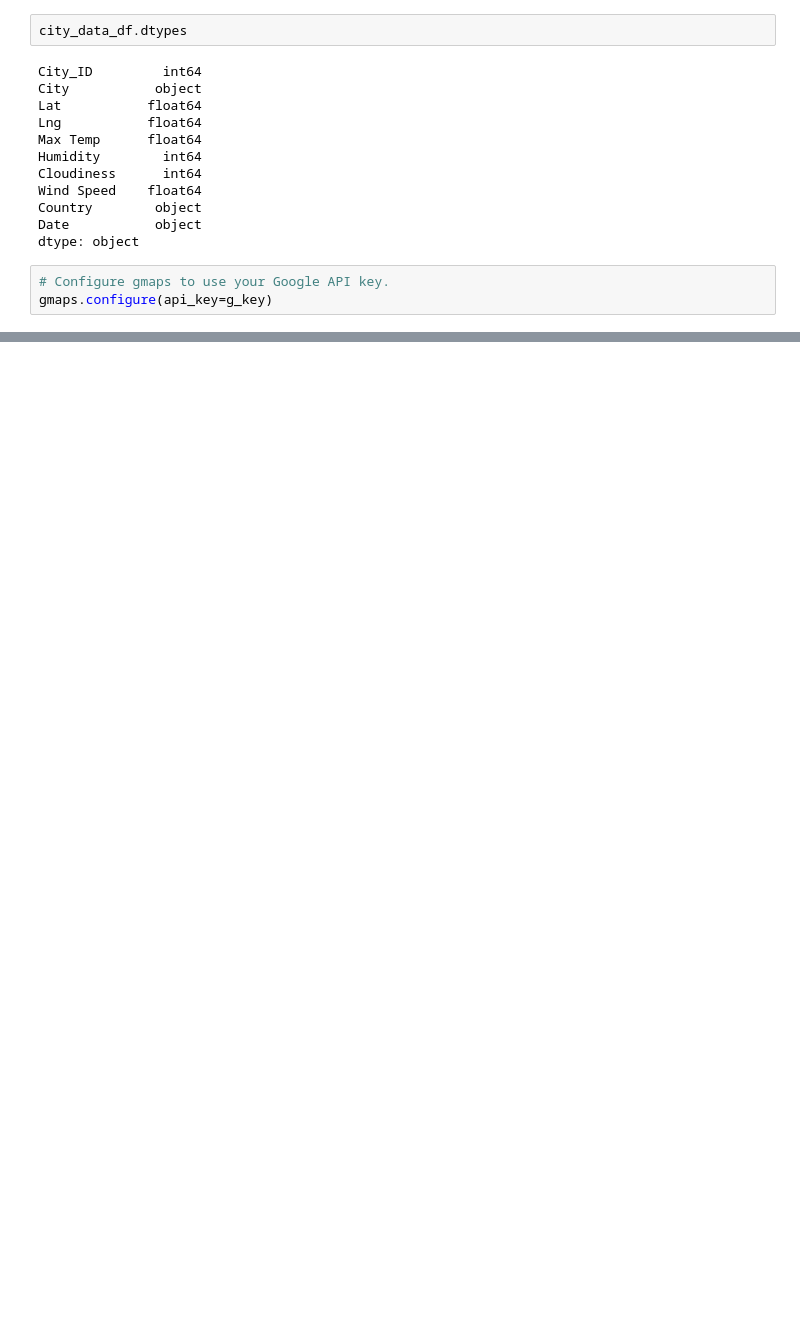
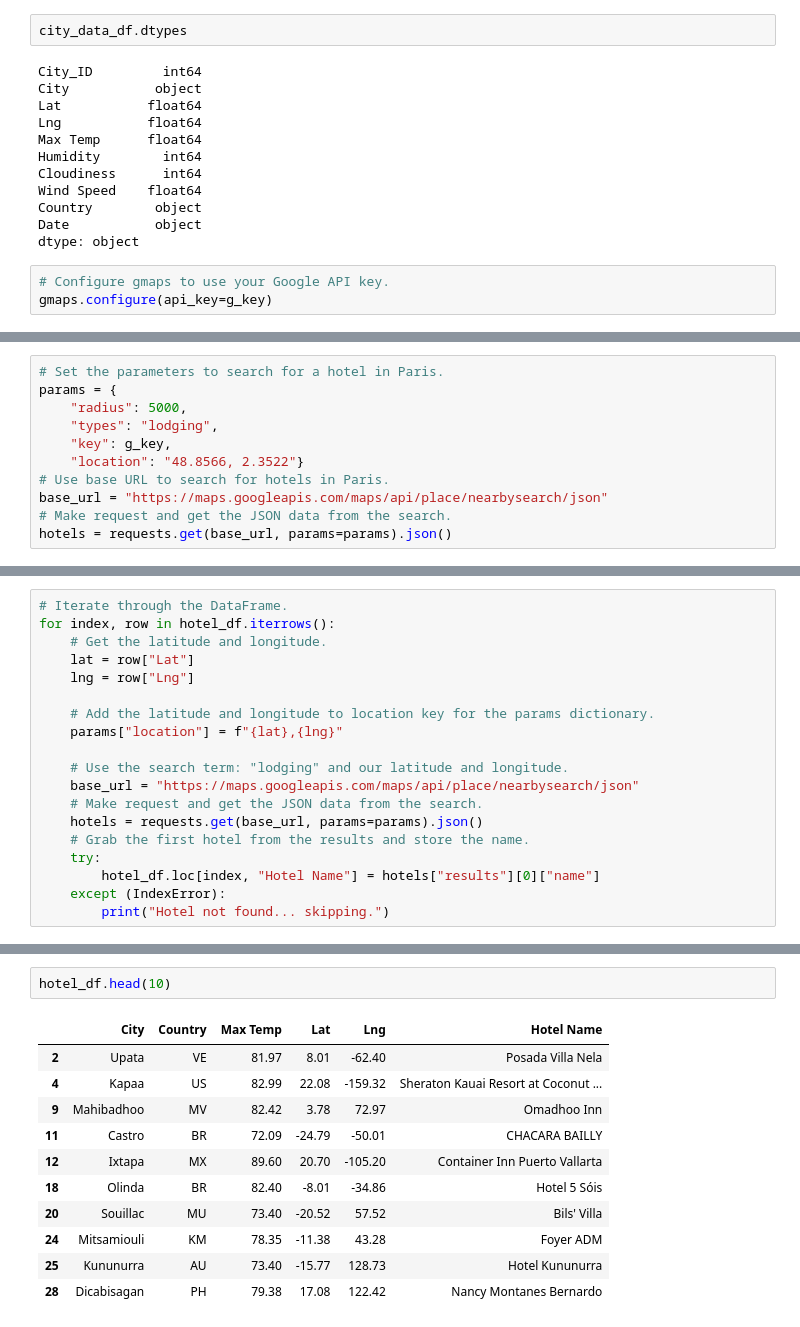
Before and after one commit to jsaltmd/World_Weather_Analysis, a Jupyter notebook: VacationPy.ipynb, the cells around one changed output, grey strips where cells are left out. Drawn from its saved outputs; the diff is of its cells as text; blank space fills up the shorter version.

```diff
--- a/VacationPy.ipynb
+++ b/VacationPy.ipynb
@@ -63,0 +153,11 @@ fig
+# %%
+# Set the parameters to search for a hotel in Paris.
+params = {
+    "radius": 5000,
+    "types": "lodging",
+    "key": g_key,
+    "location": "48.8566, 2.3522"}
+# Use base URL to search for hotels in Paris.
+base_url = "https://maps.googleapis.com/maps/api/place/nearbysearch/json"
+# Make request and get the JSON data from the search.
+hotels = requests.get(base_url, params=params).json()
@@ -63,0 +188,19 @@ fig
+# %%
+# Iterate through the DataFrame.
+for index, row in hotel_df.iterrows():
+    # Get the latitude and longitude.
+    lat = row["Lat"]
+    lng = row["Lng"]
+
+    # Add the latitude and longitude to location key for the params dictionary.
+    params["location"] = f"{lat},{lng}"
+
+    # Use the search term: "lodging" and our latitude and longitude.
+    base_url = "https://maps.googleapis.com/maps/api/place/nearbysearch/json"
+    # Make request and get the JSON data from the search.
+    hotels = requests.get(base_url, params=params).json()
+    # Grab the first hotel from the results and store the name.
+    try:
+        hotel_df.loc[index, "Hotel Name"] = hotels["results"][0]["name"]
+    except (IndexError):
+        print("Hotel not found... skipping.")
@@ -63,0 +219,14 @@ fig
+# %%
+hotel_df.head(10)
+# %% [output]
+|  | City | Country | Max Temp | Lat | Lng | Hotel Name |
+| 2 | Upata | VE | 81.97 | 8.01 | -62.40 | Posada Villa Nela |
+| 4 | Kapaa | US | 82.99 | 22.08 | -159.32 | Sheraton Kauai Resort at Coconut ... |
+| 9 | Mahibadhoo | MV | 82.42 | 3.78 | 72.97 | Omadhoo Inn |
+| 11 | Castro | BR | 72.09 | -24.79 | -50.01 | CHACARA BAILLY |
+| 12 | Ixtapa | MX | 89.60 | 20.70 | -105.20 | Container Inn Puerto Vallarta |
+| 18 | Olinda | BR | 82.40 | -8.01 | -34.86 | Hotel 5 Sóis |
+| 20 | Souillac | MU | 73.40 | -20.52 | 57.52 | Bils' Villa |
+| 24 | Mitsamiouli | KM | 78.35 | -11.38 | 43.28 | Foyer ADM |
+| 25 | Kununurra | AU | 73.40 | -15.77 | 128.73 | Hotel Kununurra |
+| 28 | Dicabisagan | PH | 79.38 | 17.08 | 122.42 | Nancy Montanes Bernardo |
```
Also changed, not shown: parts of 17 cells of this notebook, 17 other files.
